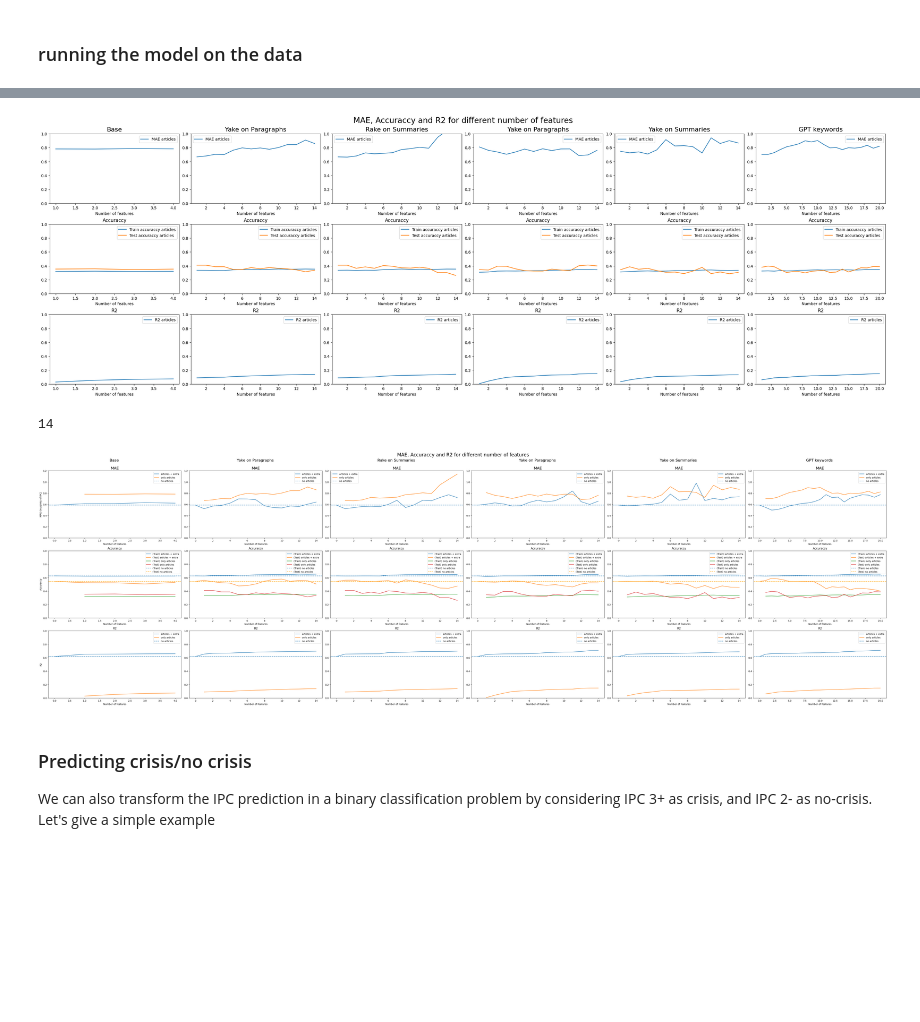
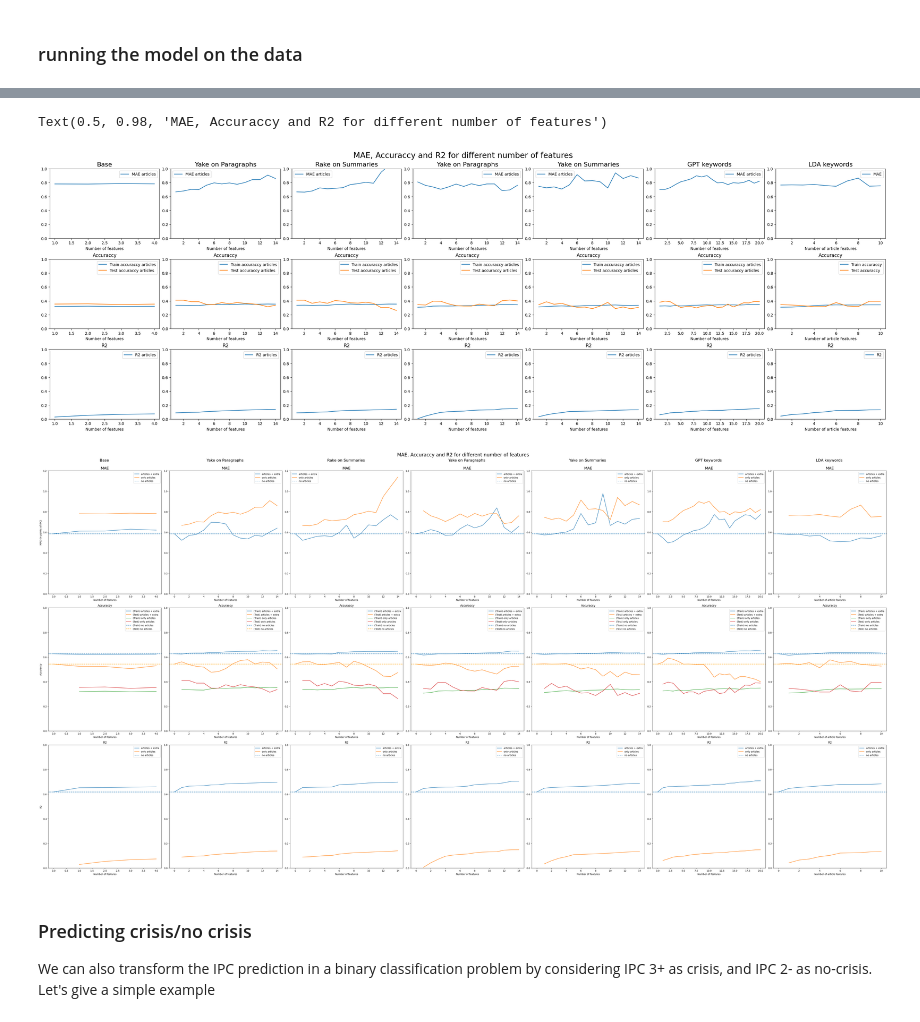
Before and after one commit to GielJW/JBG060-DC3-23-24-public, a Jupyter notebook: predictions.ipynb, the cells around one changed output, grey strips where cells are left out. Cells and saved outputs as stored; diff of their text form; code cells hidden in the pictures; blank space fills up the shorter version.

```diff
--- a/predictions.ipynb
+++ b/predictions.ipynb
@@ -470,12 +486,13 @@ More info on the famine : https://en.wikipedia.org/wiki/2017_South_Sudan_famine
 # %%
 # # country wide news features
 news_features_base = create_news_features(base_news_df, [base_news_df.columns[-4:]])
+news_features_lda = create_news_features(news_lda_df, [news_lda_df.columns[-10:]])
 news_features_rp = create_news_features(news_rp_df, [news_rp_df.columns[-14:]])
 news_features_rs = create_news_features(news_rs_df, [news_rs_df.columns[-14:]])
 news_features_yp = create_news_features(news_yp_df, [news_yp_df.columns[-14:]])
 news_features_ys = create_news_features(news_ys_df, [news_ys_df.columns[-14:]])
 news_features_gpt = create_news_features(news_gpt_df, [news_gpt_df.columns[-20:]])
 print(len(news_features_base.columns))
-news_features_base
+news_features_lda
 # %% [output]
 4
@@ -641,3 +658,5 @@ Start: -10, End: 0
 # axis[1].set_ylim(0, 1)
 # axis[2].set_ylim(0, 1)
 # figure.suptitle('Base: MAE, Accuraccy and R2 for different number of features', fontsize=16);
+# %%
+lda_mae_values, lda_r2_values, lda_train_accuracy, lda_test_accuracy = train_model(news_features_lda)
@@ -1075,6 +1126,7 @@ rs_mae_values_articles, rs_r2_values_articles, rs_train_accuracy_articles, rs_te
 yp_mae_values_articles, yp_r2_values_articles, yp_train_accuracy_articles, yp_test_accuracy_articles = train_model_only_articles(news_features_yp)
 ys_mae_values_articles, ys_r2_values_articles, ys_train_accuracy_articles, ys_test_accuracy_articles = train_model_only_articles(news_features_ys)
 gpt_mae_values_articles, gpt_r2_values_articles, gpt_train_accuracy_articles, gpt_test_accuracy_articles = train_model_only_articles(news_features_gpt)
+lda_mae_values_articles, lda_r2_values_articles, lda_train_accuracy_articles, lda_test_accuracy_articles = train_model_only_articles(news_features_lda)
 # %% [output]
 Start: -4, End: -3
 Start: -4, End: -2
@@ -1096,2 +1147,0 @@ Start: -20, End: 0
-# %%
-base_mae_values_articles, base_r2_values_articles, base_train_accuracy_articles, base_test_accuracy_articles = train_model_only_articles(news_features_base)
@@ -1118,9 +1150,10 @@ All test accuracy values: [0.35380730380730385, 0.35723387723387723, 0.345788655
 base_article_xvals = [i for i in range(1, 5)]
 article_xvals = [i for i in range(1, 15)]
 gpt_article_xvals = [i for i in range(1, 21)]
+lda_article_xvals = [i for i in range(1, 11)]
 
 #plot MAE, accuraccy and R2 for different number of features [Base]
-figure, axis = plt.subplots(3, 6, figsize=(30, 10), constrained_layout=True)
+figure, axis = plt.subplots(3, 7, figsize=(30, 10), constrained_layout=True)
 
 axis[0,0].plot(base_article_xvals, base_mae_values_articles, label='MAE articles')
 axis[2,0].plot(base_article_xvals, base_r2_values_articles, label='R2 articles')
@@ -1235,20 +1268,38 @@ axis[1,5].set_ylim(0, 1)
 axis[2,5].set_ylim(0, 1)
 axis[0,5].set_title('GPT keywords', fontsize=16);
 figure.suptitle('MAE, Accuraccy and R2 for different number of features', fontsize=20);
+
+#plot MAE, accuraccy and R2 for different number of features [LDA]
+axis[0,6].plot(lda_article_xvals, lda_mae_values_articles, label='MAE')
+axis[2,6].plot(lda_article_xvals, lda_r2_values_articles, label='R2')
+axis[1,6].plot(lda_article_xvals, lda_train_accuracy_articles, label='Train accuraccy')
+axis[1,6].plot(lda_article_xvals, lda_test_accuracy_articles, label='Test accuraccy')
+axis[0,6].legend()
+axis[1,6].legend()
+axis[2,6].legend()
+axis[0,6].set_title('MAE')
+axis[1,6].set_title('Accuraccy')
+axis[2,6].set_title('R2')
+axis[0,6].set_xlabel('Number of article features')
+axis[1,6].set_xlabel('Number of article features')
+axis[2,6].set_xlabel('Number of article features')
+axis[0,6].set_ylim(0, 1)
+axis[1,6].set_ylim(0, 1)
+axis[2,6].set_ylim(0, 1)
+axis[0,6].set_title('LDA keywords', fontsize=16);
+figure.suptitle('MAE, Accuraccy and R2 for different number of features', fontsize=20)
 # %% [output]
+Text(0.5, 0.98, 'MAE, Accuraccy and R2 for different number of features')
-[figure, old version]
+[figure, new version]
-# %%
-len(yp_mae_values_articles)
-# %% [output]
-14
 # %%
 #offset xvals for plotting
 base_article_xvals = [i for i in range(1, 5)]
 article_xvals = [i for i in range(1, 15)]
 gpt_article_xvals = [i for i in range(1, 21)]
+lda_article_xvals = [i for i in range(1, 11)]
 
 #plot MAE, accuraccy and R2 for different number of features [Base]
-figure, axis = plt.subplots(3, 6, figsize=(50, 15), constrained_layout=True)
+figure, axis = plt.subplots(3, 7, figsize=(50, 25), constrained_layout=True)
 
 axis[0,0].plot(base_mae_values, label='articles + extra')
 axis[2,0].plot(base_r2_values, label='articles + extra')
@@ -1402,34 +1453,66 @@ axis[0,4].set_title('Yake on Summaries \n\nMAE', fontsize=16);
 axis[0,5].plot(gpt_mae_values, label='articles + extra')
 axis[2,5].plot(gpt_r2_values, label='articles + extra')
 axis[1,5].plot(gpt_train_accuracy, label='(Train) articles + extra')
 axis[1,5].plot(gpt_test_accuracy, label='(Test) articles + extra')
 
 axis[0,5].plot(gpt_article_xvals, gpt_mae_values_articles, label='only articles')
 axis[2,5].plot(gpt_article_xvals, gpt_r2_values_articles, label='only articles')
 axis[1,5].plot(gpt_article_xvals, gpt_train_accuracy_articles, label='(Train) only articles')
 axis[1,5].plot(gpt_article_xvals, gpt_test_accuracy_articles, label='(Test) only articles')
 
 #create horizontal lines for no articles to see if there is an improvement
 axis[0,5].axhline(gpt_mae_values[0], linestyle='--', label='no articles')
 axis[2,5].axhline(gpt_r2_values[0], linestyle='--', label='no articles')
 axis[1,5].axhline(gpt_train_accuracy[0], linestyle='--', label='(Train) no articles')
 axis[1,5].axhline(gpt_test_accuracy[0], linestyle='--', label='(Test) no articles', color='orange')
 
 axis[0,5].legend()
 axis[1,5].legend()
 axis[2,5].legend()
 axis[1,5].set_title('Accuraccy')
 axis[2,5].set_title('R2')
 axis[0,5].set_xlabel('Number of features')
 axis[1,5].set_xlabel('Number of features')
 axis[2,5].set_xlabel('Number of features')
 axis[0,5].set_ylim(0, 1.2)
 axis[1,5].set_ylim(0, 1)
 axis[2,5].set_ylim(0, 1)
 axis[0,5].set_title('GPT keywords \n\nMAE', fontsize=16);
 figure.suptitle('MAE, Accuraccy and R2 for different number of features', fontsize=20);
+
+#plot MAE, accuraccy and R2 for different number of features [LDA]
+axis[0,6].plot(lda_mae_values, label='articles + extra')
+axis[2,6].plot(lda_r2_values, label='articles + extra')
+axis[1,6].plot(lda_train_accuracy, label='(Train) articles + extra')
+axis[1,6].plot(lda_test_accuracy, label='(Test) articles + extra')
+
+axis[0,6].plot(lda_article_xvals, lda_mae_values_articles, label='only articles')
+axis[2,6].plot(lda_article_xvals, lda_r2_values_articles, label='only articles')
+axis[1,6].plot(lda_article_xvals, lda_train_accuracy_articles, label='(Train) only articles')
+axis[1,6].plot(lda_article_xvals, lda_test_accuracy_articles, label='(Test) only articles')
+
+#create horizontal lines for no articles to see if there is an improvement
+axis[0,6].axhline(lda_mae_values[0], linestyle='--', label='no articles')
+axis[2,6].axhline(lda_r2_values[0], linestyle='--', label='no articles')
+axis[1,6].axhline(lda_train_accuracy[0], linestyle='--', label='(Train) no articles')
+axis[1,6].axhline(lda_test_accuracy[0], linestyle='--', label='(Test) no articles', color='orange')
+
+axis[0,6].legend()
+axis[1,6].legend()
+axis[2,6].legend()
+axis[1,6].set_title('Accuraccy')
+axis[2,6].set_title('R2')
+axis[0,6].set_xlabel('Number of article features')
+axis[1,6].set_xlabel('Number of article features')
+axis[2,6].set_xlabel('Number of article features')
+axis[0,6].set_ylim(0, 1.2)
+axis[1,6].set_ylim(0, 1)
+axis[2,6].set_ylim(0, 1)
+axis[0,6].set_title('LDA keywords \n\nMAE', fontsize=16);
+
+plt.savefig('bigone.png', format='png', dpi=100)
 # %% [output]
-[figure, old version]
+[figure, new version]
 # %% [markdown]
 ### Predicting crisis/no crisis
 
```
Also changed, not shown: parts of 8 cells of this notebook, 3 other files.
